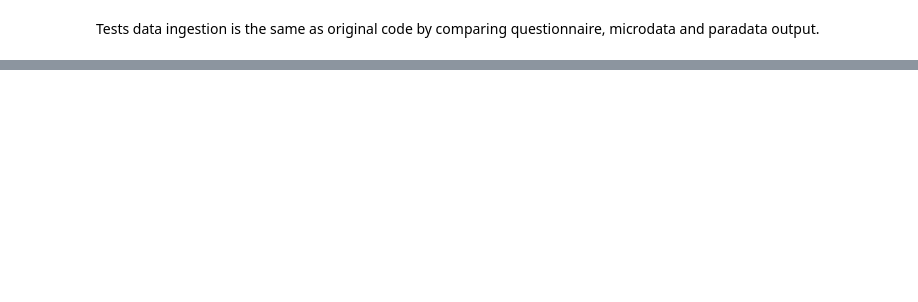
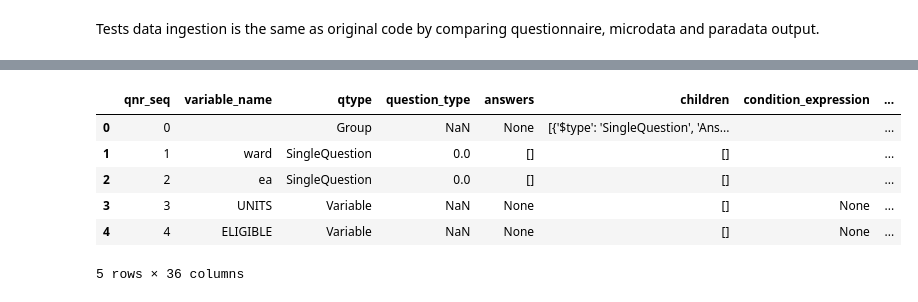
Before and after one commit to RowSquared/rissk, a Jupyter notebook: rissk_kedro/src/rissk_kedro/test_ingestion.ipynb, the cells around one changed output, grey strips where cells are left out. Cells and saved outputs as stored; diff of their text form; code cells hidden in the pictures; blank space fills up the shorter version.

```diff
--- a/rissk_kedro/src/rissk_kedro/test_ingestion.ipynb
+++ b/rissk_kedro/src/rissk_kedro/test_ingestion.ipynb
@@ -322,0 +311,10 @@ compare_parquet_files(df_questionnaire_kedro, df_questionnaire, check='cells')
+# %%
+df_questionnaire.head(5)
+# %% [output]
+|  | qnr_seq | variable_name | qtype | question_type | answers | children | condition_expression | ... |
+| 0 | 0 |  | Group | NaN | None | [{'$type': 'SingleQuestion', 'Ans... |  | ... |
+| 1 | 1 | ward | SingleQuestion | 0.0 | [] | [] |  | ... |
+| 2 | 2 | ea | SingleQuestion | 0.0 | [] | [] |  | ... |
+| 3 | 3 | UNITS | Variable | NaN | None | [] | None | ... |
+| 4 | 4 | ELIGIBLE | Variable | NaN | None | [] | None | ... |
+5 rows × 36 columns
```
Also changed, not shown: parts of 9 cells of this notebook, 4 other files.
